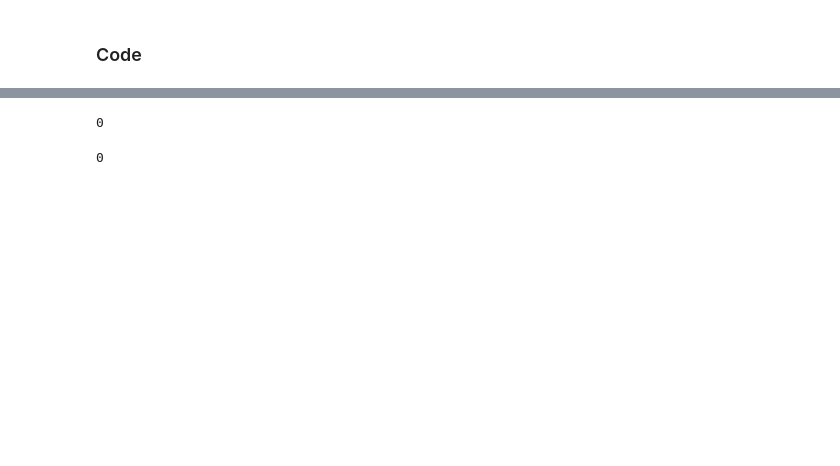
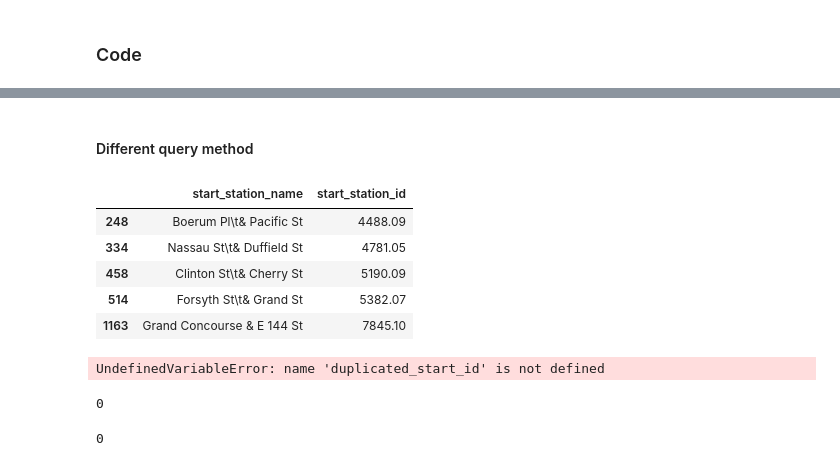
Before and after one commit to anneruhnke/bikesharing, a Jupyter notebook: bikesharing.ipynb, the cells around one changed output, grey strips where cells are left out. Cells and saved outputs as stored; diff of their text form; code cells hidden in the pictures; blank space fills up the shorter version.

```diff
--- a/bikesharing.ipynb
+++ b/bikesharing.ipynb
@@ -254,3 +256,25 @@ for i in range(0, len(df_start_station)):
+# %% [markdown]
+#### Different query method
+# %%
+start_station_dup_df = pd.DataFrame(columns=['start_station_name', 'start_station_id'])
+
+for i in range(0, len(duplicated_start_id)):
+    x = df_start_station[df_start_station.start_station_id == duplicated_start_id[i]]
+    start_station_dup_df = start_station_dup_df.append(x)
+
+start_station_dup_df_df
+# %% [output]
+|  | start_station_name | start_station_id |
+| 248 | Boerum Pl\t& Pacific St | 4488.09 |
+| 334 | Nassau St\t& Duffield St | 4781.05 |
+| 458 | Clinton St\t& Cherry St | 5190.09 |
+| 514 | Forsyth St\t& Grand St | 5382.07 |
+| 1163 | Grand Concourse & E 144 St | 7845.10 |
+# %%
+# doesn't work for query (only other query method [][])
+df_start_station.query('start_station_id == duplicated_start_id[0]')
+# %% [output]
+UndefinedVariableError: name 'duplicated_start_id' is not defined
 # %%
 df_start_station_list = []
 
```
Also changed, not shown: parts of 55 cells of this notebook.
